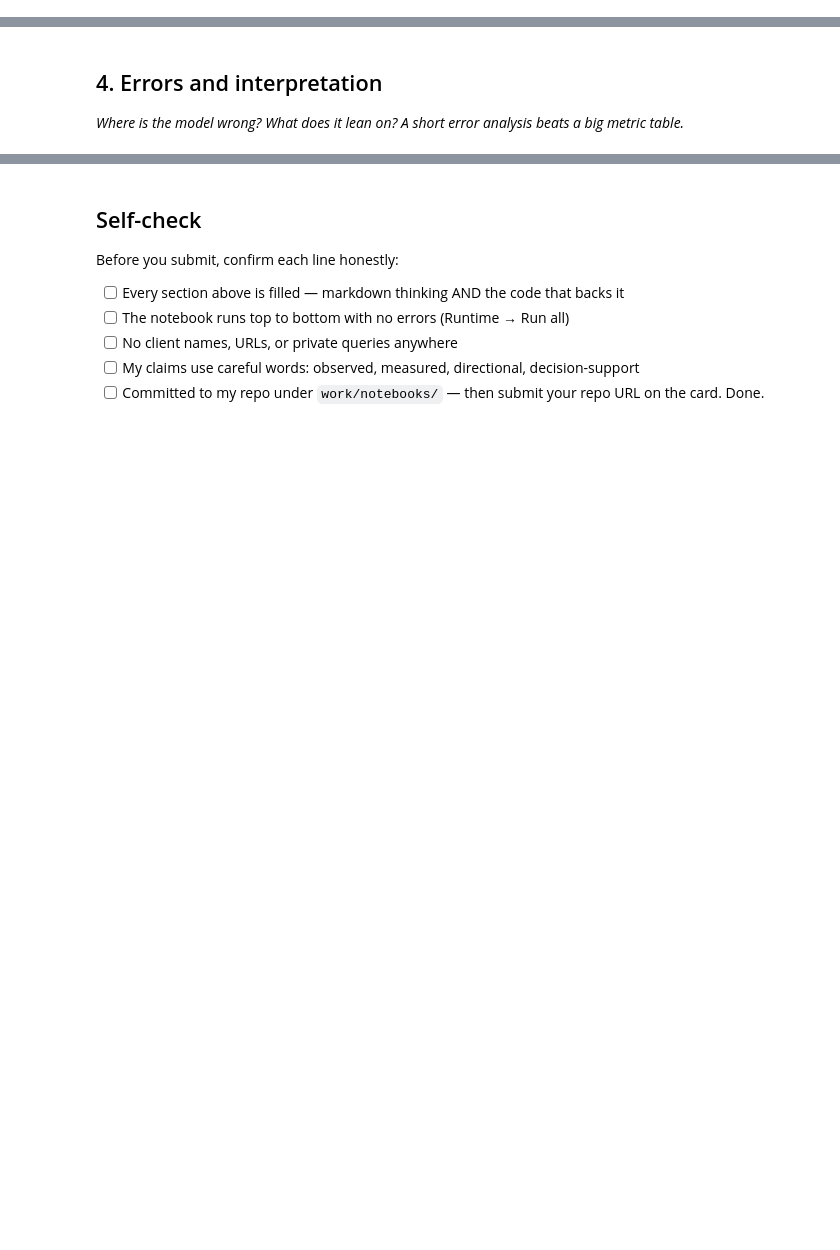
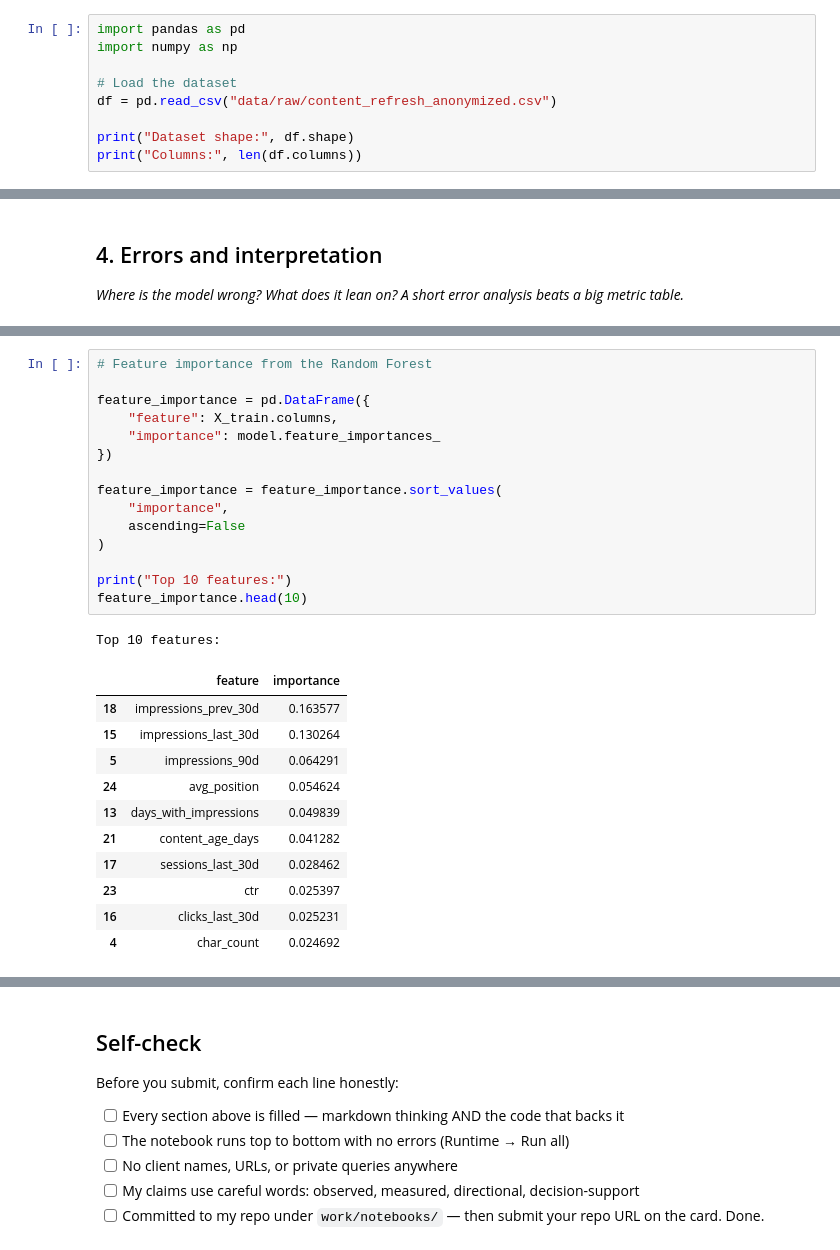
Before and after one commit to FatimaNdeem/Flyrank-ml-internship., a Jupyter notebook: work/notebooks/w05_model.ipynb, the cells around one changed output, grey strips where cells are left out. Saved outputs shown, nothing was run; the diff lists cells and outputs as text; blank space fills up the shorter version.

```diff
--- a/work/notebooks/w05_model.ipynb
+++ b/work/notebooks/w05_model.ipynb
@@ -15,0 +35,9 @@ This skeleton is yours to fill. Work the sections **in order** — each one has
+# %%
+import pandas as pd
+import numpy as np
+
+# Load the dataset
+df = pd.read_csv("data/raw/content_refresh_anonymized.csv")
+
+print("Dataset shape:", df.shape)
+print("Columns:", len(df.columns))
@@ -36,0 +340,28 @@ This skeleton is yours to fill. Work the sections **in order** — each one has
+# %%
+# Feature importance from the Random Forest
+
+feature_importance = pd.DataFrame({
+    "feature": X_train.columns,
+    "importance": model.feature_importances_
+})
+
+feature_importance = feature_importance.sort_values(
+    "importance",
+    ascending=False
+)
+
+print("Top 10 features:")
+feature_importance.head(10)
+# %% [output]
+Top 10 features:
+|  | feature | importance |
+| 18 | impressions_prev_30d | 0.163577 |
+| 15 | impressions_last_30d | 0.130264 |
+| 5 | impressions_90d | 0.064291 |
+| 24 | avg_position | 0.054624 |
+| 13 | days_with_impressions | 0.049839 |
+| 21 | content_age_days | 0.041282 |
+| 17 | sessions_last_30d | 0.028462 |
+| 23 | ctr | 0.025397 |
+| 16 | clicks_last_30d | 0.025231 |
+| 4 | char_count | 0.024692 |
```
Also changed, not shown: parts of 18 cells of this notebook.
